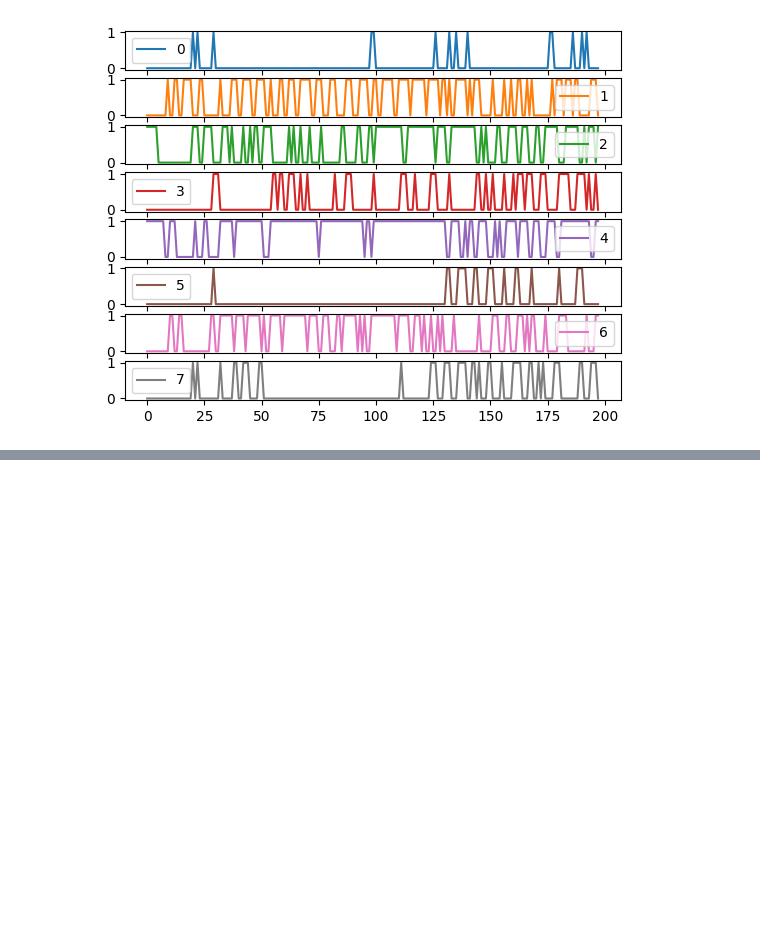
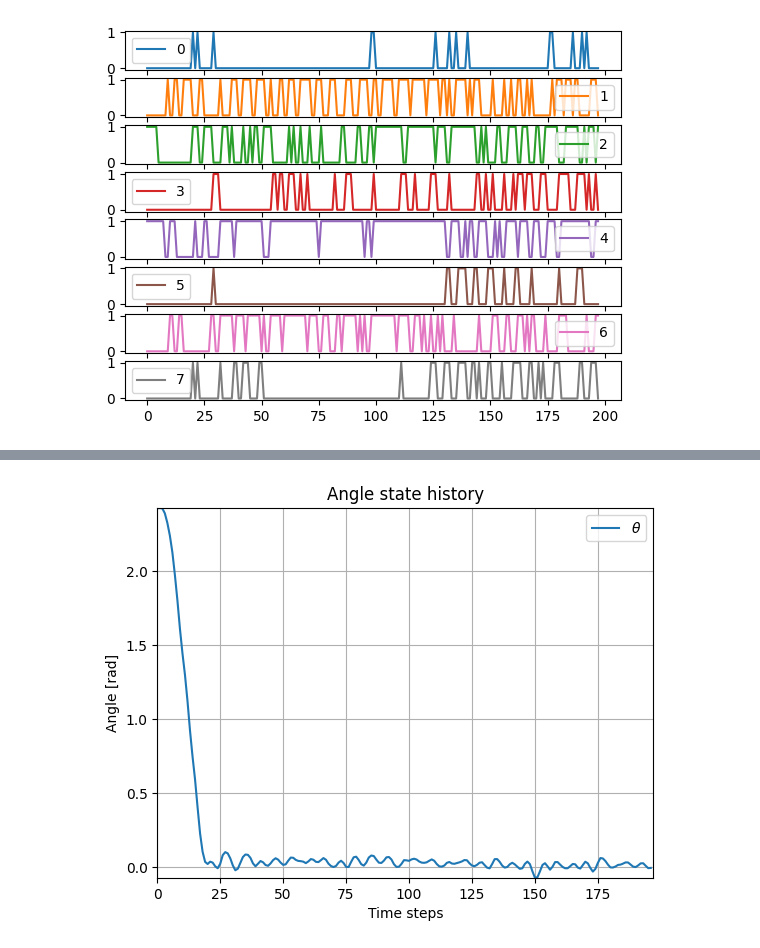
Before and after one commit to elharirymatteo/RANS, a Jupyter notebook: omniisaacgymenvs/utils/icra24_results.ipynb, the cells around one changed output, grey strips where cells are left out. Cells and saved outputs as stored; diff of their text form; code cells hidden in the pictures; blank space fills up the shorter version.

```diff
--- a/omniisaacgymenvs/utils/icra24_results.ipynb
+++ b/omniisaacgymenvs/utils/icra24_results.ipynb
@@ -324,0 +305,49 @@ percentage of time spent under (5deg, 2deg, 1deg): 97.16666666666667 95.5 95.333
+# %%
+
+def update(frame, tgrid, angles, line):
+    line.set_data(tgrid[:frame], angles[:frame])
+    return line,
+
+def plot_single_absolute_heading_video(state_history: np.ndarray, tgrid: np.ndarray, save_dir: str, fig_count: int, fps: int = 10, show: bool = True, **kwargs) -> int:
+    """
+    Plot heading of a single agent and save it as a video using Matplotlib.
+    """
+    headings = state_history[:, :2]
+    angles = np.arctan2(headings[:, 1], headings[:, 0])
+
+    # Create a directory to save the video frames
+    os.makedirs(save_dir, exist_ok=True)
+
+    # Set up the figure and axis
+    fig, ax = plt.subplots()
+    line, = ax.plot([], [], color=cm.get_cmap('tab20')(0))
+    ax.set_xlim(0, np.max(tgrid))
+    ax.set_ylim(np.min(angles), np.max(angles))
+    ax.set_xlabel('Time steps')
+    ax.set_ylabel('Angle [rad]')
+    ax.legend(['${\\theta}$'], loc='best')
+    ax.set_title('Angle state history')
+    ax.grid()
+
+    # Function to update the plot for each frame
+    ani = FuncAnimation(fig, update, frames=len(tgrid), fargs=(tgrid, angles, line), blit=True)
+
+    # Save the animation as an MP4 video
+    video_filename = os.path.join(save_dir, 'angle_state_history_video.mp4')
+    ani.save(video_filename, writer='ffmpeg', fps=fps)
+
+    if show:
+        plt.show()
+
+    return fig_count
+
+# Example usage
+state_history = np.random.rand(100, 2)  # Replace with actual state history data
+tgrid = np.arange(len(all_RL_obs[0]))  # Replace with actual time grid data
+save_dir = 'path_to_save_directory'  # Replace with the desired save directory
+fig_count = 0
+fps = 5  # Frames per second for the video
+
+fig_count = plot_single_absolute_heading_video(all_RL_obs[0], tgrid, save_dir, fig_count, fps)
+# %% [output]
+[figure, added]
```
Also changed, not shown: parts of 13 cells of this notebook, 1 other file.
